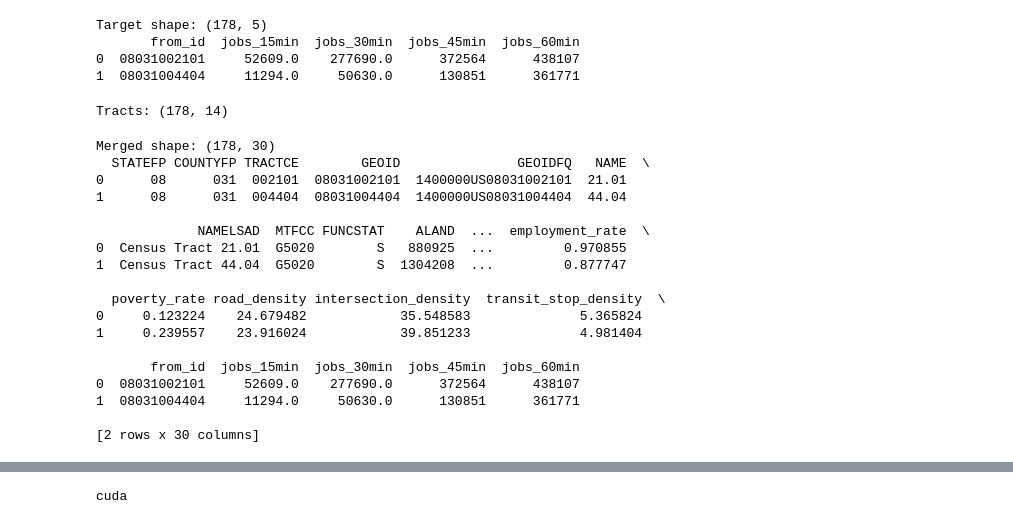
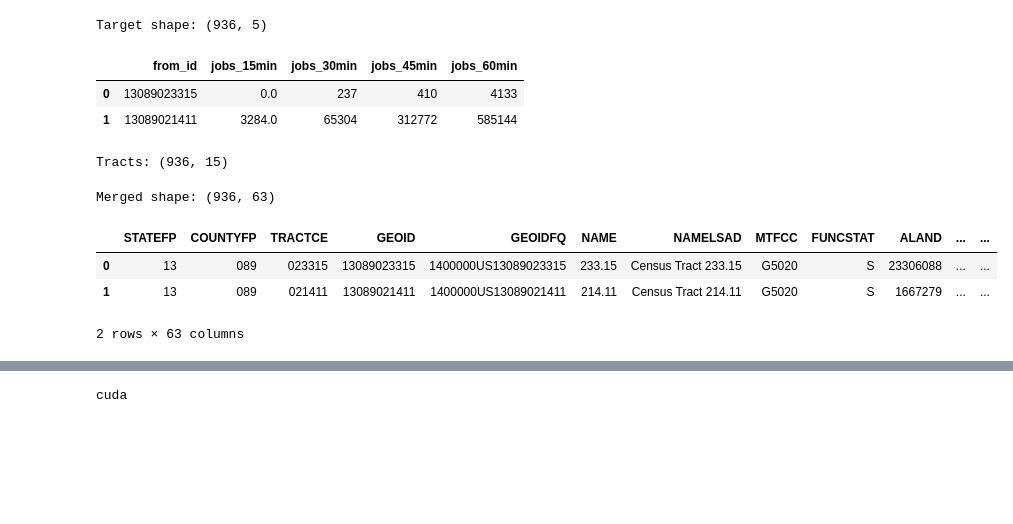
Before and after one commit to BeaudeRooij/thesis, a Jupyter notebook: notebooks/04_GraphSAGE_model.ipynb, the cells around one changed output, grey strips where cells are left out. Saved outputs shown, nothing was run; the diff lists cells and outputs as text; code cells hidden in the pictures; blank space fills up the shorter version.

```diff
--- a/notebooks/04_GraphSAGE_model.ipynb
+++ b/notebooks/04_GraphSAGE_model.ipynb
@@ -41,18 +44,15 @@ from torch_geometric.nn import SAGEConv
 # %%
-# ## Load Predictor Dataset
-
 # %%
-NAME_FILE = NAME.strip().lower().replace(" ", "_")
-
 predictors = pd.read_parquet(
-    f"../data/{NAME_FILE}_tract_dataset.parquet"
+    "../data/processed_predictors/atlanta_2023_predictor_dataset.parquet"
 )
 
-predictors["GEOID"] = (
-    predictors["GEOID"]
+predictors["tract_id"] = (
+    predictors["tract_id"]
     .astype(str)
 )
 
 print("Predictor shape:", predictors.shape)
-print(predictors.head(2))
+
+predictors.head(2)
 # %% [output]
@@ -71,11 +64,6 @@ Predictor shape: (178, 12)
-# %%
-# ## Load Accessibility Targets
-
 # %%
 targets = pd.read_parquet(
-    "../data/accessibility/"
-    "accessibility_state-CO_counties-031_"
-    "year-2023_thresholds-15-30-45-60.parquet"
+    "../data/processed_job_accessibility/accessibility_state-GA_counties-121-089-067-135_year-2023_thresholds-15-30-45-60.parquet"
 )
 
 targets["from_id"] = (
@@ -84,15 +72,13 @@ targets["from_id"] = (
 )
 
 print("Target shape:", targets.shape)
-print(targets.head(2))
+
+targets.head(2)
 # %% [output]
-Target shape: (178, 5)
-       from_id  jobs_15min  jobs_30min  jobs_45min  jobs_60min
-0  08031002101     52609.0    277690.0      372564      438107
-1  08031004404     11294.0     50630.0      130851      361771
+Target shape: (936, 5)
+|  | from_id | jobs_15min | jobs_30min | jobs_45min | jobs_60min |
+| 0 | 13089023315 | 0.0 | 237 | 410 | 4133 |
+| 1 | 13089021411 | 3284.0 | 65304 | 312772 | 585144 |
-# %%
-# ## Load Census Tracts
-
 # %%
 url = (
     f"https://www2.census.gov/geo/tiger/TIGER2023/"
@@ -107,54 +93,40 @@ tracts = tracts[
     tracts["COUNTYFP"].isin(COUNTIES)
 ].copy()
 
-tracts["GEOID"] = (
+tracts["tract_id"] = (
     tracts["GEOID"]
     .astype(str)
 )
 
 print("Tracts:", tracts.shape)
 # %% [output]
-Tracts: (178, 14)
+Tracts: (936, 15)
 # %%
-# ## Merge Data
-
 # %%
 gdf = tracts.merge(
     predictors,
-    on="GEOID",
+    on="tract_id",
     how="inner"
 )
 
 gdf = gdf.merge(
     targets,
-    left_on="GEOID",
+    left_on="tract_id",
     right_on="from_id",
     how="inner"
 )
 
 gdf = gpd.GeoDataFrame(
     gdf,
     geometry="geometry"
 )
 
 print("Merged shape:", gdf.shape)
-print(gdf.head(2))
+
+gdf.head(2)
 # %% [output]
-Merged shape: (178, 30)
-  STATEFP COUNTYFP TRACTCE        GEOID               GEOIDFQ   NAME  \
-0      08      031  002101  08031002101  1400000US08031002101  21.01
-1      08      031  004404  08031004404  1400000US08031004404  44.04
-
-             NAMELSAD  MTFCC FUNCSTAT    ALAND  ...  employment_rate  \
-0  Census Tract 21.01  G5020        S   880925  ...         0.970855
-1  Census Tract 44.04  G5020        S  1304208  ...         0.877747
-
-  poverty_rate road_density intersection_density  transit_stop_density  \
-0     0.123224    24.679482            35.548583              5.365824
-1     0.239557    23.916024            39.851233              4.981404
-
-       from_id  jobs_15min  jobs_30min  jobs_45min  jobs_60min
-0  08031002101     52609.0    277690.0      372564      438107
-1  08031004404     11294.0     50630.0      130851      361771
-
-[2 rows x 30 columns]
+Merged shape: (936, 63)
+|  | STATEFP | COUNTYFP | TRACTCE | GEOID | GEOIDFQ | NAME | NAMELSAD | MTFCC | FUNCSTAT | ALAND | ... | ... |
+| 0 | 13 | 089 | 023315 | 13089023315 | 1400000US13089023315 | 233.15 | Census Tract 233.15 | G5020 | S | 23306088 | ... | ... |
+| 1 | 13 | 089 | 021411 | 13089021411 | 1400000US13089021411 | 214.11 | Census Tract 214.11 | G5020 | S | 1667279 | ... | ... |
+2 rows × 63 columns
```
Also changed, not shown: parts of 21 cells of this notebook, 7 other files.
